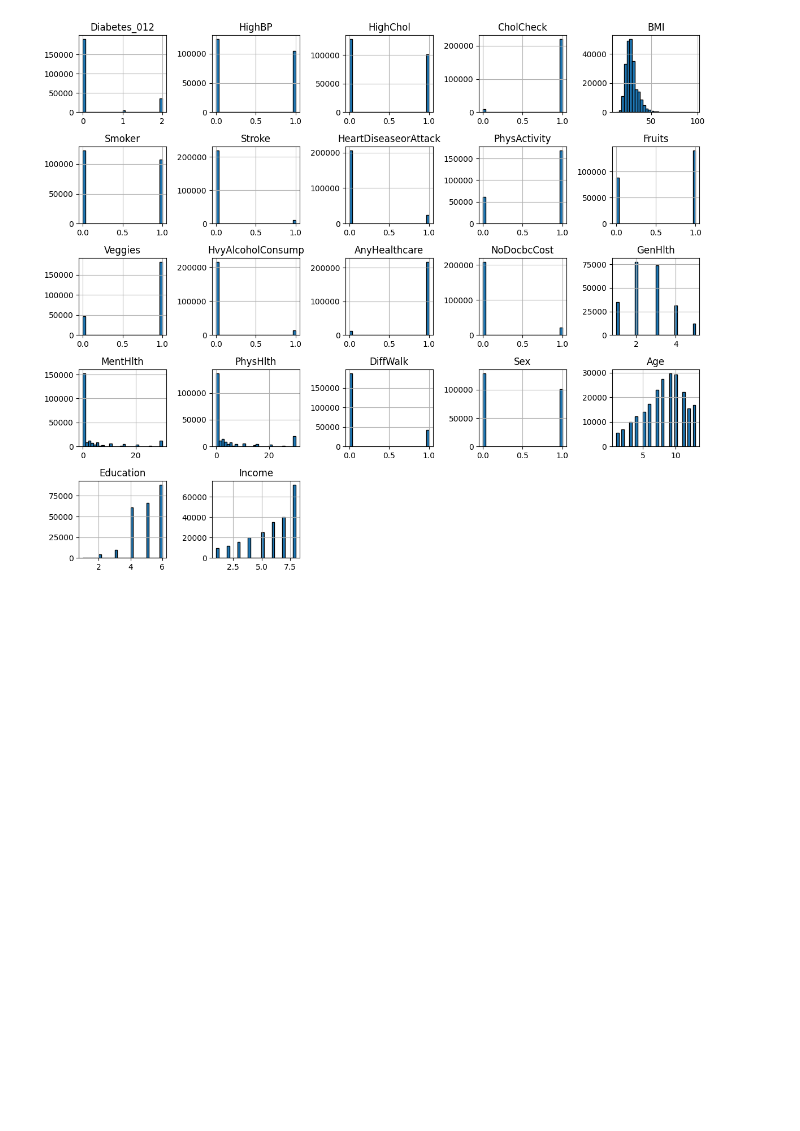
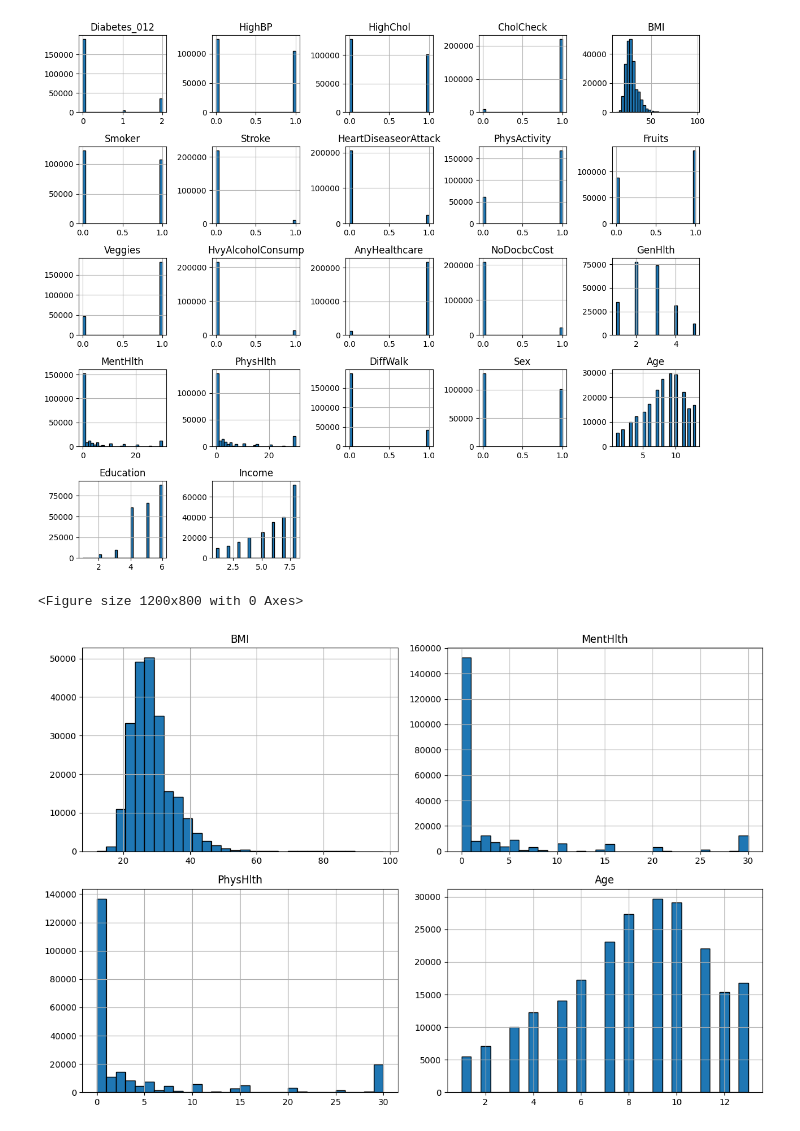
Before and after one commit to araujojv/Diabetes_Machine_learning, a Jupyter notebook: 03_Diabetes.ipynb, the cells around one changed output. Cells and saved outputs as stored; diff of their text form; code cells hidden in the pictures; blank space fills up the shorter version.

Commit message:
feat - hist for var continues

```diff
--- a/03_Diabetes.ipynb
+++ b/03_Diabetes.ipynb
@@ -143,3 +143,19 @@ plt.tight_layout()
 plt.show()
 # %% [output]
 [figure]
+# %%
+import matplotlib.pyplot as plt
+import seaborn as sns
+
+# Ajustar o tamanho da figura
+plt.figure(figsize=(12, 8))
+
+# Criar histogramas para variáveis contínuas
+df[['BMI', 'MentHlth', 'PhysHlth', 'Age']].hist(bins=30, figsize=(12, 8), edgecolor='black')
+
+# Ajustar layout
+plt.tight_layout()
+plt.show()
+# %% [output]
+<Figure size 1200x800 with 0 Axes>
+[figure, added]
```
Also changed, not shown: 1 other file.
